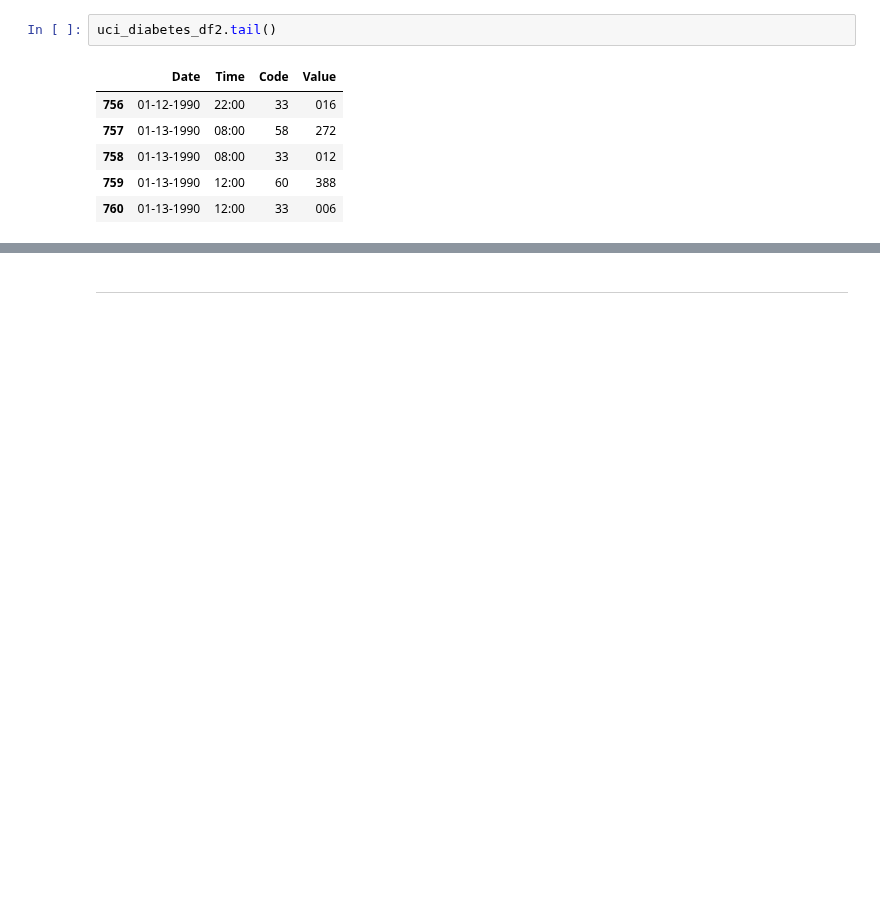
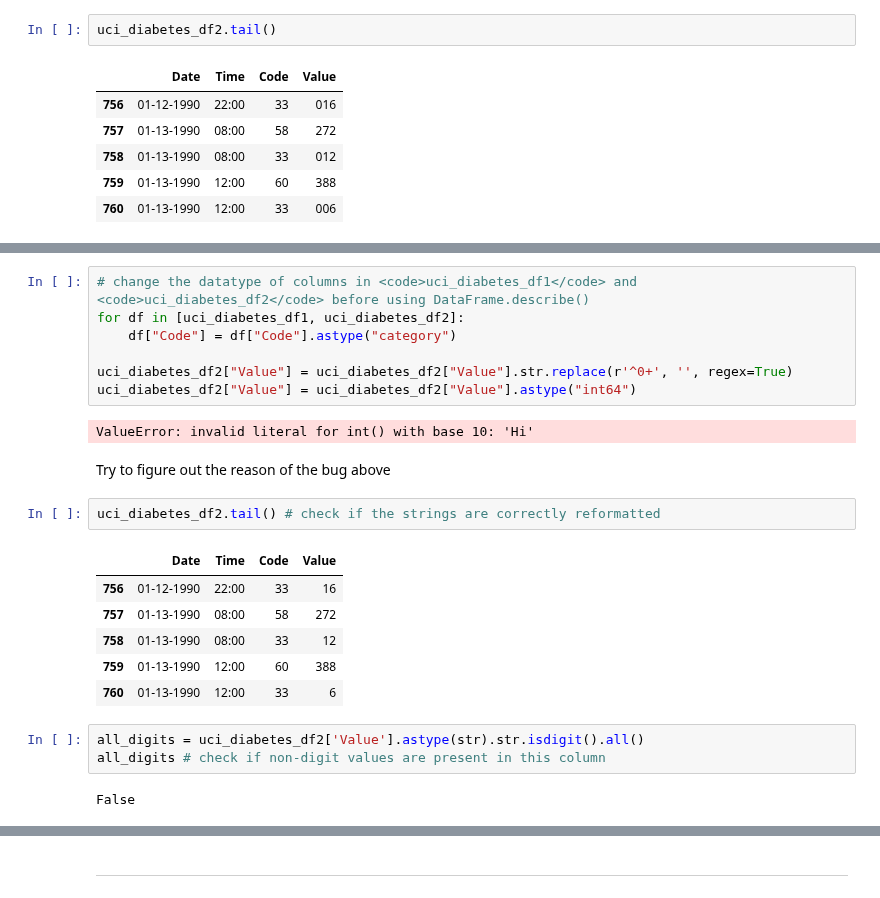
Before and after one commit to Orthologues/VAEQL_plus_Imputation, a Jupyter notebook: data_exploration.ipynb, the cells around one changed output, grey strips where cells are left out. Drawn from its saved outputs; the diff is of its cells as text; blank space fills up the shorter version.

```diff
--- a/data_exploration.ipynb
+++ b/data_exploration.ipynb
@@ -170,0 +213,25 @@ uci_diabetes_df2.tail()
+# %%
+# change the datatype of columns in <code>uci_diabetes_df1</code> and <code>uci_diabetes_df2</code> before using DataFrame.describe()
+for df in [uci_diabetes_df1, uci_diabetes_df2]:
+    df["Code"] = df["Code"].astype("category")
+
+uci_diabetes_df2["Value"] = uci_diabetes_df2["Value"].str.replace(r'^0+', '', regex=True)
+uci_diabetes_df2["Value"] = uci_diabetes_df2["Value"].astype("int64")
+# %% [output]
+ValueError: invalid literal for int() with base 10: 'Hi'
+# %% [markdown]
+Try to figure out the reason of the bug above
+# %%
+uci_diabetes_df2.tail() # check if the strings are correctly reformatted
+# %% [output]
+|  | Date | Time | Code | Value |
+| 756 | 01-12-1990 | 22:00 | 33 | 16 |
+| 757 | 01-13-1990 | 08:00 | 58 | 272 |
+| 758 | 01-13-1990 | 08:00 | 33 | 12 |
+| 759 | 01-13-1990 | 12:00 | 60 | 388 |
+| 760 | 01-13-1990 | 12:00 | 33 | 6 |
+# %%
+all_digits = uci_diabetes_df2['Value'].astype(str).str.isdigit().all()
+all_digits # check if non-digit values are present in this column
+# %% [output]
+False
```
Also changed, not shown: parts of 8 cells of this notebook.
